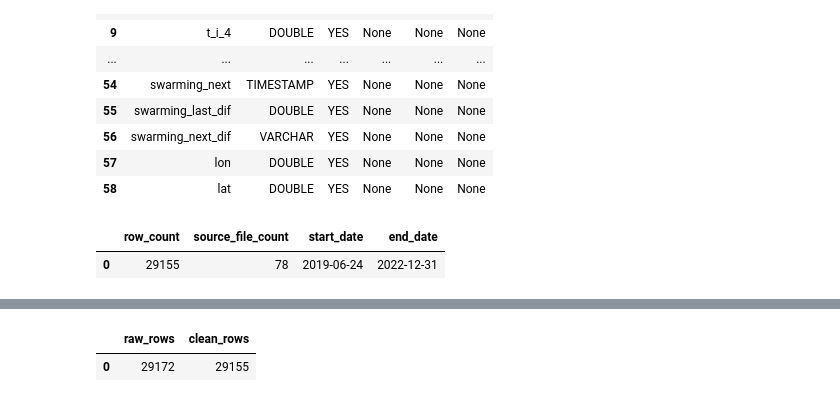
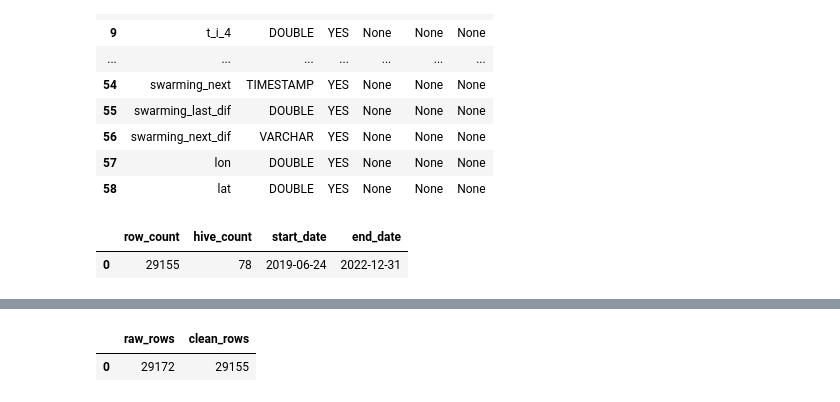
Before and after one commit to stephfn/honey-yield-predictive-model, a Jupyter notebook: Stephanie_Work/Honey_Project_Pipeline.ipynb, the cells around one changed output, grey strips where cells are left out. Drawn from its saved outputs; the diff is of its cells as text; code cells hidden in the pictures.

```diff
--- a/Stephanie_Work/Honey_Project_Pipeline.ipynb
+++ b/Stephanie_Work/Honey_Project_Pipeline.ipynb
@@ -293,6 +287,11 @@ SELECT
     column00 AS source_row_id,
     CAST(time AS DATE) AS measurement_date,
     time AS measurement_time,
+
+    TRY_CAST(
+        regexp_extract(source_file, '([0-9]+)\\.csv$', 1)
+        AS INTEGER
+    ) AS hive_id,
 
     weight_kg,
     weight_delta AS source_weight_delta_kg,
@@ -307,36 +306,36 @@ SELECT
     h AS humidity,
     p AS pressure,
 
     lat AS latitude,
     lon AS longitude,
 
-    source_file AS source_filename,
+    source_file,
 
     dataset,
     category,
     interval,
     key,
     event,
     no_jump,
     outlier_lim
 
 FROM honey_daily_raw
 WHERE time IS NOT NULL
   AND weight_kg IS NOT NULL;
 """)
 
 clean_summary = con.execute("""
 SELECT
     COUNT(*) AS row_count,
-    COUNT(DISTINCT source_filename) AS source_file_count,
+    COUNT(DISTINCT hive_id) AS hive_count,
     MIN(measurement_date) AS start_date,
     MAX(measurement_date) AS end_date
 FROM honey_daily_clean
 """).df()
 
 clean_summary
 # %% [output]
-|  | row_count | source_file_count | start_date | end_date |
+|  | row_count | hive_count | start_date | end_date |
 | 0 | 29155 | 78 | 2019-06-24 | 2022-12-31 |
 # %%
 con.execute("DESCRIBE honey_daily_clean").df()
```
Also changed, not shown: parts of 17 cells of this notebook.
